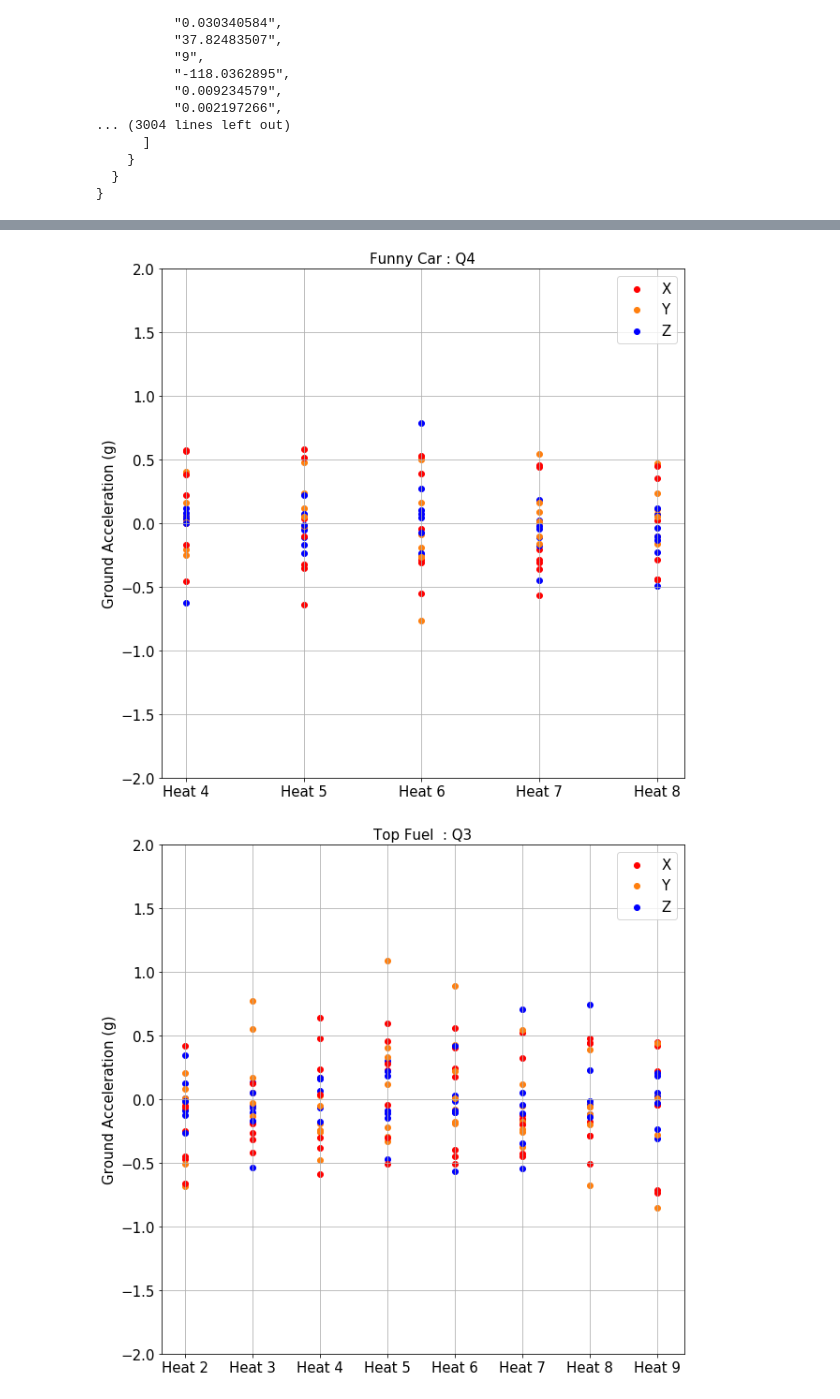
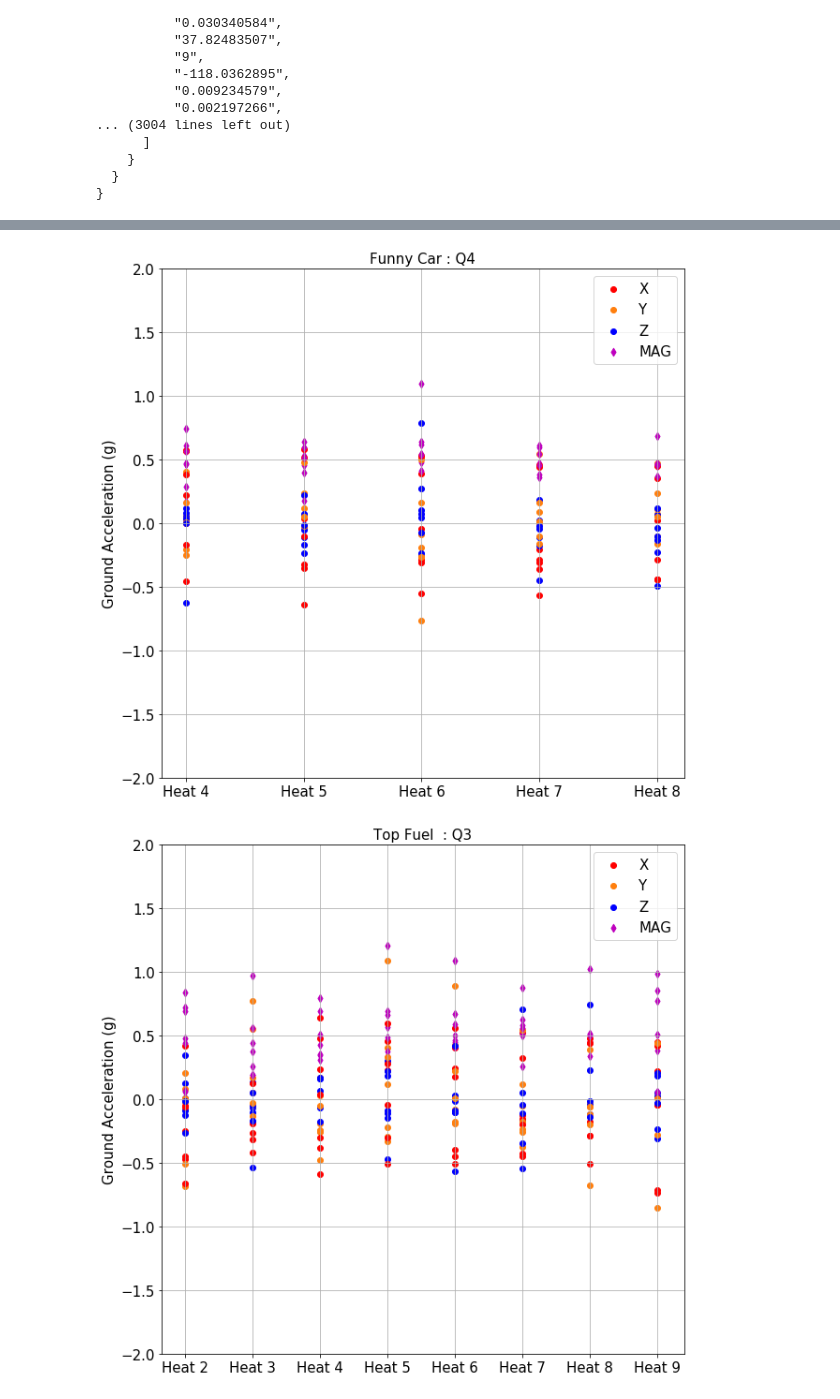
Before and after one commit to herringabrielle/dragraceAnalysis, a Jupyter notebook: associateRaceInfoFall.ipynb, the cells around one changed output, grey strips where cells are left out. Saved outputs shown, nothing was run; the diff lists cells and outputs as text; code cells hidden in the pictures.

Commit message:
vector plotting and edits

```diff
--- a/associateRaceInfoFall.ipynb
+++ b/associateRaceInfoFall.ipynb
@@ -144,9 +144,9 @@ for x in fallInfo: # cat
                 plt.scatter(z,float(lines[5]), color = 'r', label='X')
                 plt.scatter(z,float(lines[6]), color = 'C1', label='Y')
                 plt.scatter(z,float(lines[7]), color = 'b', label='Z')
-                #plt.scatter(z,float(lines[1]), color = 'm', label = 'Magnitude', marker = 'd')
+                plt.scatter(z,float(lines[1]), color = 'm', label = 'Magnitude', marker = 'd')
                 plt.title(x +' : '+ y, fontsize = 15)
-                plt.legend(['X','Y','Z'], fontsize = 15)
+                plt.legend(['X','Y','Z','MAG'], fontsize = 15)
                 plt.ylabel('Ground Acceleration (g)', fontsize = 15)
                 plt.yticks(fontsize = 15)
                 plt.xticks(fontsize = 15)
@@ -156,7 +156,7 @@ for x in fallInfo: # cat
         filename = x + '_' + y
         #print(filename)
         #plt.savefig('./fallClean/Figures/fa_mag_' + filename + '.png', bbox_inches='tight')
-        plt.savefig('./fallClean/Figures/fa_' + filename + '.png', bbox_inches='tight')
+        #plt.savefig('./fallClean/Figures/fa_' + filename + '.png', bbox_inches='tight')
         plt.show()
 # %% [output]
 [figure]
@@ -165,2 +165,2 @@ for x in fallInfo: # cat
-[figure, old version]
+[figure, new version]
-[figure, old version]
+[figure, new version]
```
Also changed, not shown: parts of 1 cell of this notebook, 4 other files.
